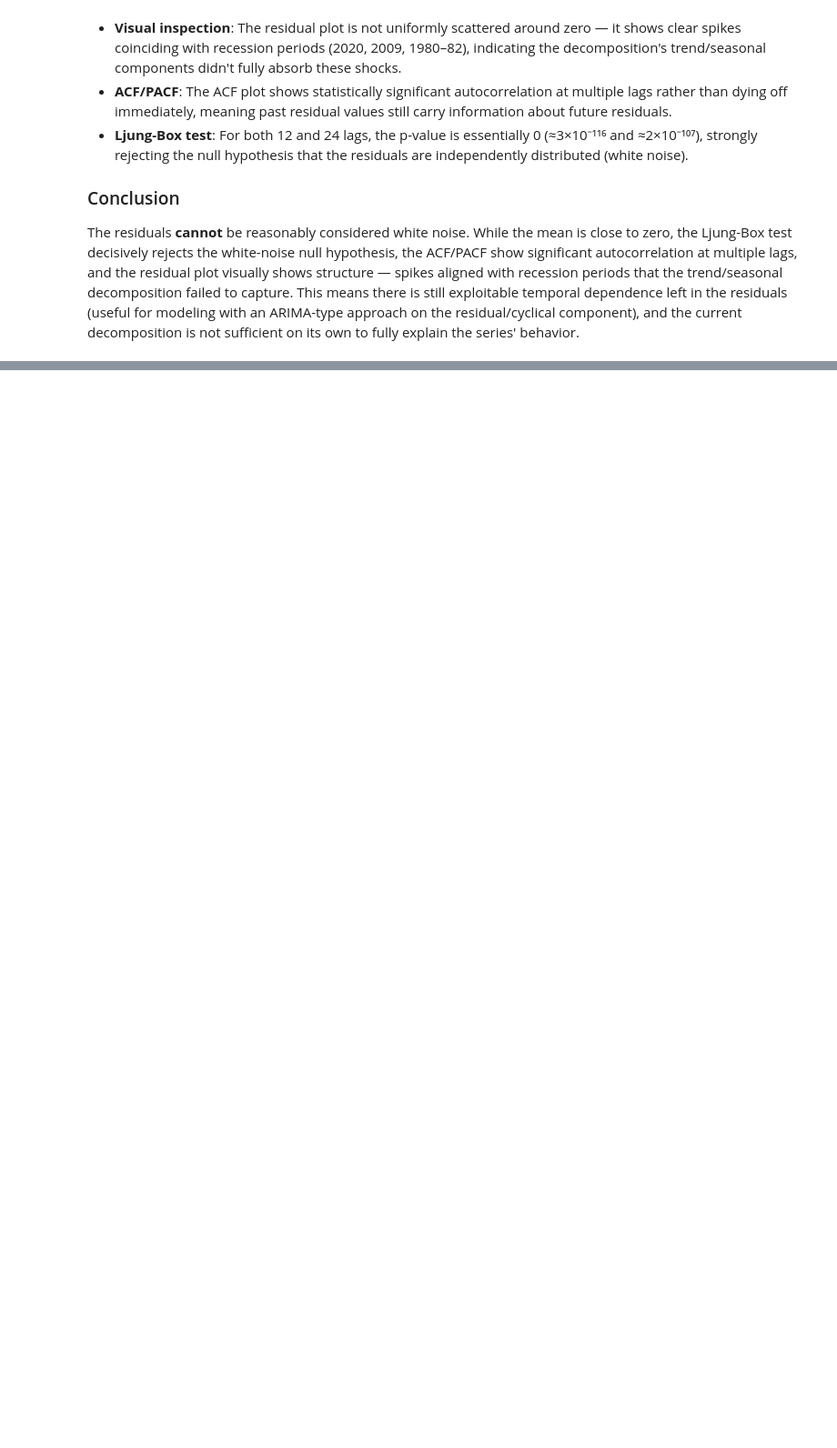
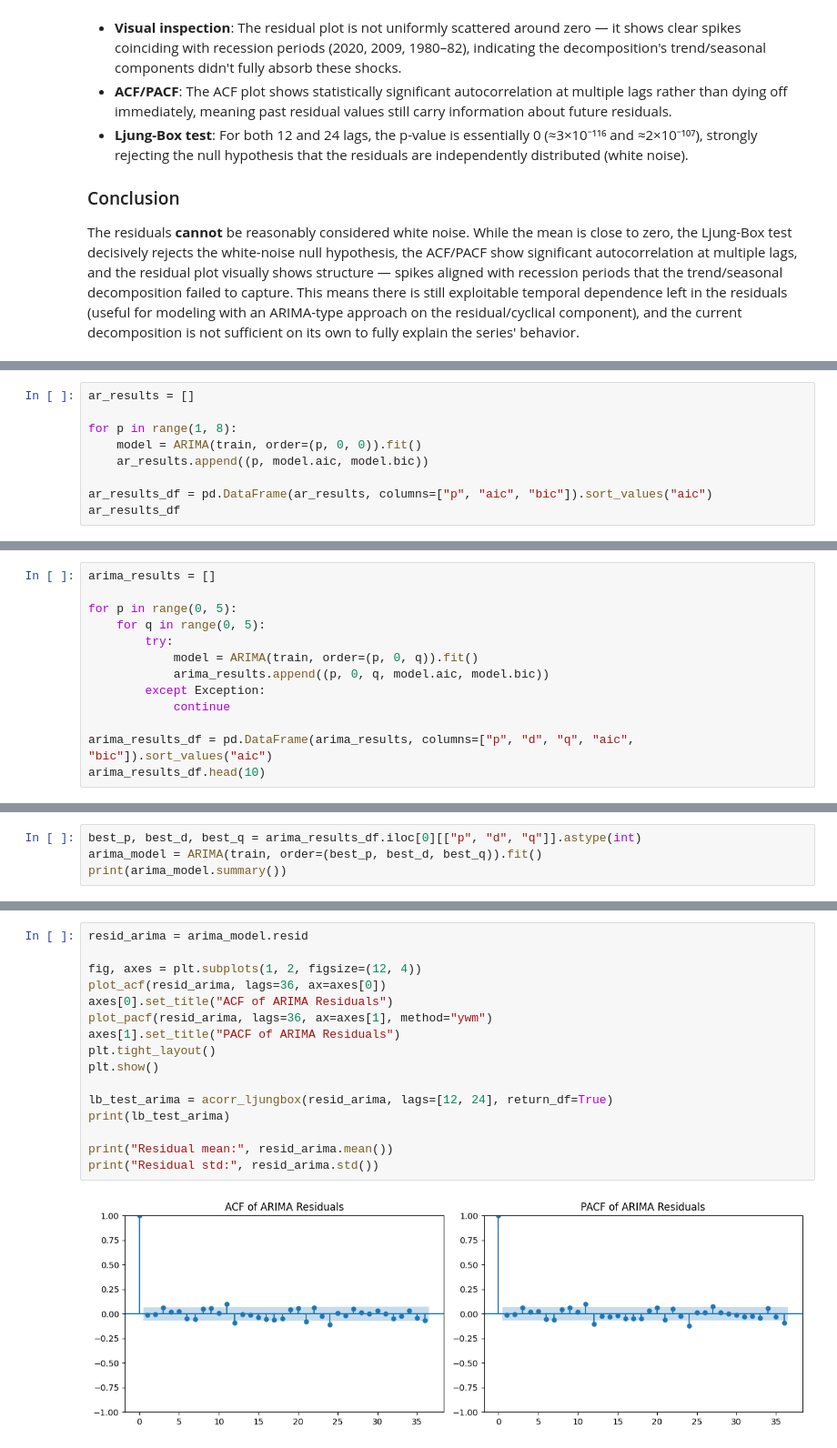
Before and after one commit to Amgad26/Time-Series, a Jupyter notebook: Code.ipynb, the cells around one changed output, grey strips where cells are left out. Shown at 91% size. Saved outputs shown, nothing was run; the diff lists cells and outputs as text; blank space fills up the shorter version.

```diff
--- a/Code.ipynb
+++ b/Code.ipynb
@@ -315,0 +376,9 @@ The residuals **cannot** be reasonably considered white noise. While the mean is
+# %%
+ar_results = []
+
+for p in range(1, 8):
+    model = ARIMA(train, order=(p, 0, 0)).fit()
+    ar_results.append((p, model.aic, model.bic))
+
+ar_results_df = pd.DataFrame(ar_results, columns=["p", "aic", "bic"]).sort_values("aic")
+ar_results_df
@@ -315,0 +416,13 @@ The residuals **cannot** be reasonably considered white noise. While the mean is
+# %%
+arima_results = []
+
+for p in range(0, 5):
+    for q in range(0, 5):
+        try:
+            model = ARIMA(train, order=(p, 0, q)).fit()
+            arima_results.append((p, 0, q, model.aic, model.bic))
+        except Exception:
+            continue
+
+arima_results_df = pd.DataFrame(arima_results, columns=["p", "d", "q", "aic", "bic"]).sort_values("aic")
+arima_results_df.head(10)
@@ -315,0 +441,4 @@ The residuals **cannot** be reasonably considered white noise. While the mean is
+# %%
+best_p, best_d, best_q = arima_results_df.iloc[0][["p", "d", "q"]].astype(int)
+arima_model = ARIMA(train, order=(best_p, best_d, best_q)).fit()
+print(arima_model.summary())
@@ -315,0 +469,18 @@ The residuals **cannot** be reasonably considered white noise. While the mean is
+# %%
+resid_arima = arima_model.resid
+
+fig, axes = plt.subplots(1, 2, figsize=(12, 4))
+plot_acf(resid_arima, lags=36, ax=axes[0])
+axes[0].set_title("ACF of ARIMA Residuals")
+plot_pacf(resid_arima, lags=36, ax=axes[1], method="ywm")
+axes[1].set_title("PACF of ARIMA Residuals")
+plt.tight_layout()
+plt.show()
+
+lb_test_arima = acorr_ljungbox(resid_arima, lags=[12, 24], return_df=True)
+print(lb_test_arima)
+
+print("Residual mean:", resid_arima.mean())
+print("Residual std:", resid_arima.std())
+# %% [output]
+[figure, added]
```
Also changed, not shown: parts of 18 cells of this notebook.
